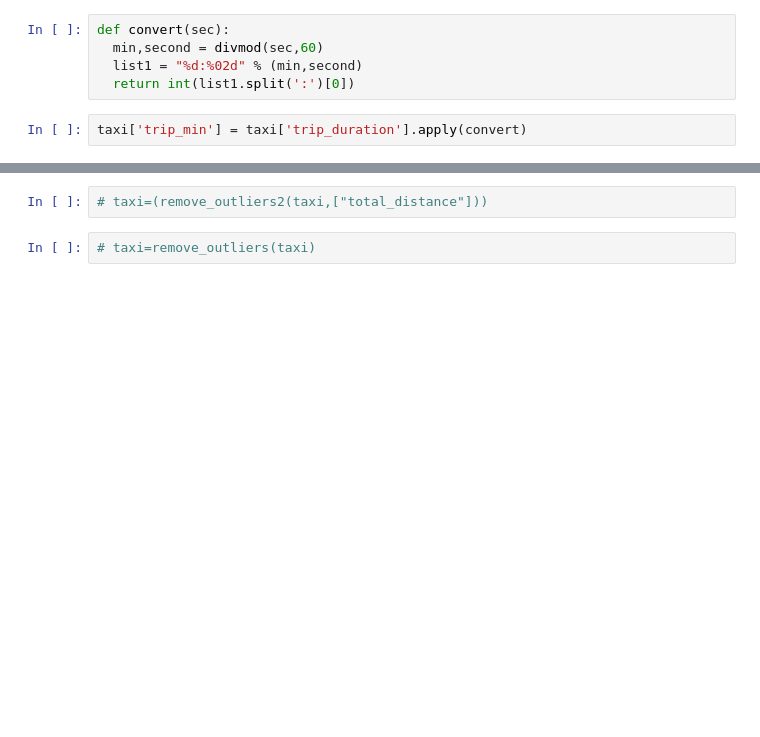
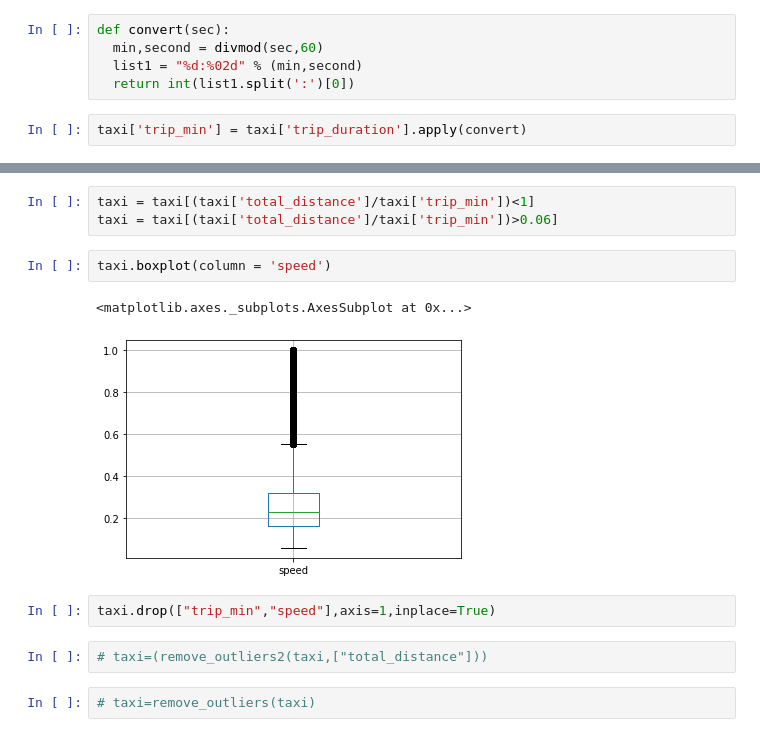
Before and after one commit to gauriagarwal18/Cab-Clock, a Jupyter notebook: NYC_Taxi_Trip_Time_Prediction_Capstone_Project.ipynb, the cells around one changed output, grey strips where cells are left out. Cells and saved outputs as stored; diff of their text form; blank space fills up the shorter version.

```diff
--- a/NYC_Taxi_Trip_Time_Prediction_Capstone_Project.ipynb
+++ b/NYC_Taxi_Trip_Time_Prediction_Capstone_Project.ipynb
@@ -502,3 +493,13 @@ taxi = taxi[(taxi['total_distance']/taxi['trip_min'])>0.06]
+# %%
+taxi = taxi[(taxi['total_distance']/taxi['trip_min'])<1]
+taxi = taxi[(taxi['total_distance']/taxi['trip_min'])>0.06]
+# %%
+taxi.boxplot(column = 'speed')
+# %% [output]
+<matplotlib.axes._subplots.AxesSubplot at 0x...>
+[figure, added]
+# %%
+taxi.drop(["trip_min","speed"],axis=1,inplace=True)
 # %%
 # taxi=(remove_outliers2(taxi,["total_distance"]))
 # %%
```
Also changed, not shown: parts of 113 cells of this notebook.
